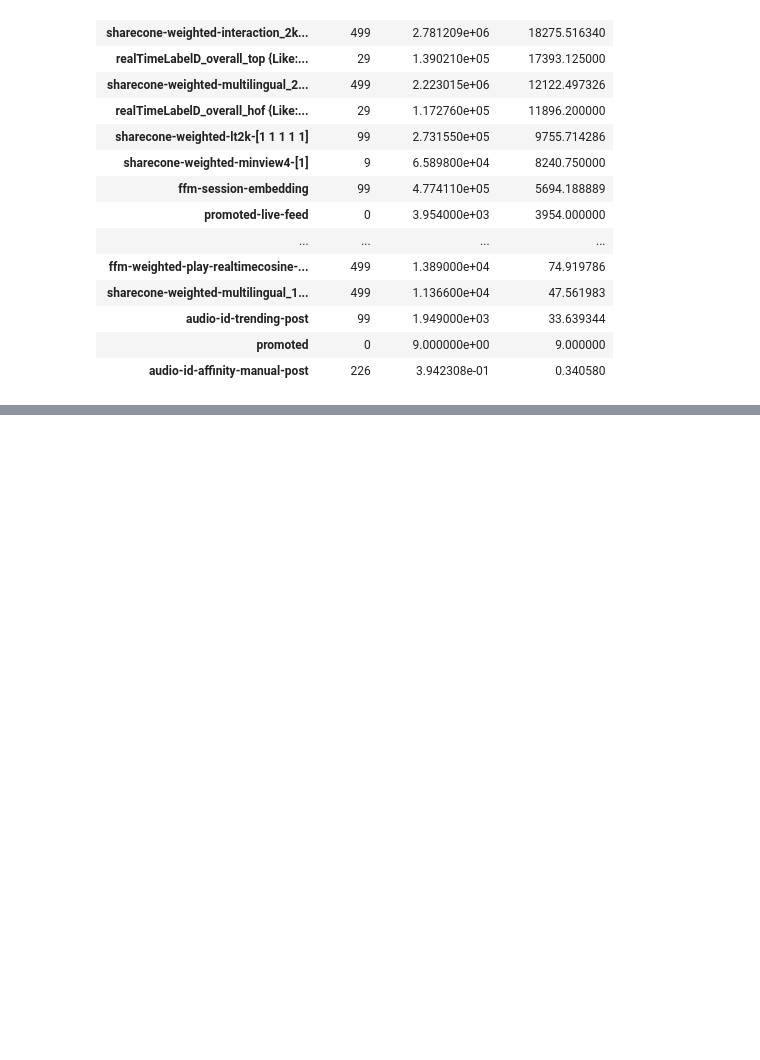
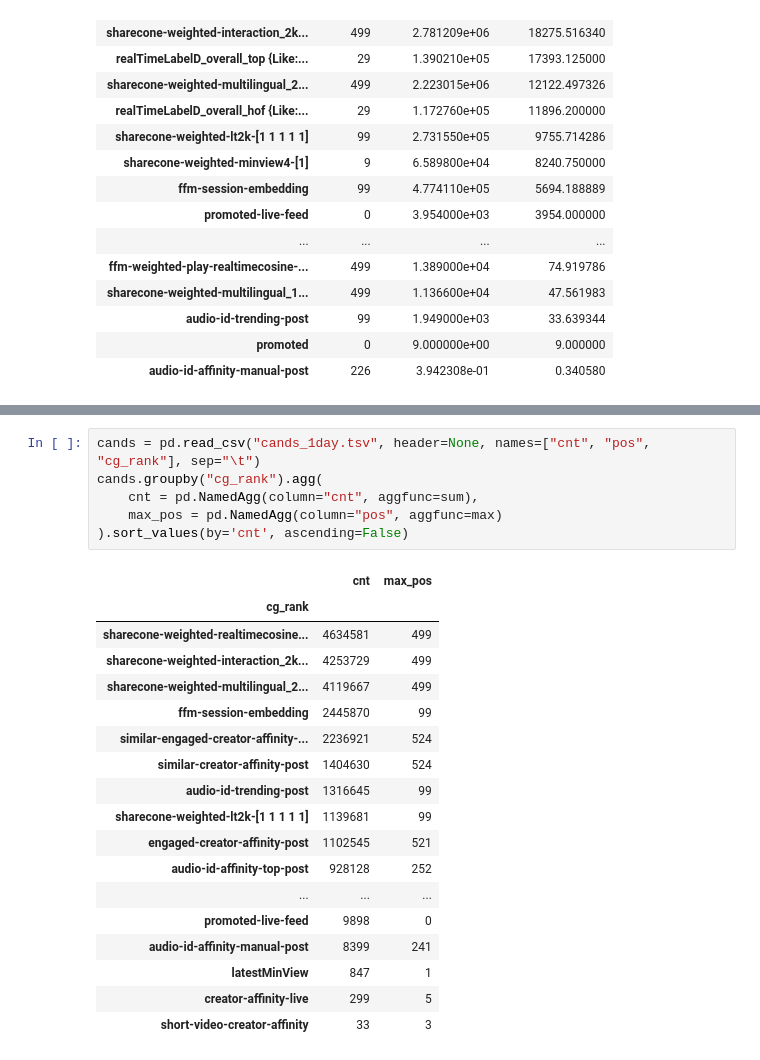
Before and after one commit to mgaiduk/mgaiduk, a Jupyter notebook: jupyter/cg_ranks.ipynb, the cells around one changed output, grey strips where cells are left out. Drawn from its saved outputs; the diff is of its cells as text; blank space fills up the shorter version.

```diff
--- a/jupyter/cg_ranks.ipynb
+++ b/jupyter/cg_ranks.ipynb
@@ -120,0 +172,25 @@ calc_stats(dt)
+# %%
+cands = pd.read_csv("cands_1day.tsv", header=None, names=["cnt", "pos", "cg_rank"], sep="\t")
+cands.groupby("cg_rank").agg(
+    cnt = pd.NamedAgg(column="cnt", aggfunc=sum),
+    max_pos = pd.NamedAgg(column="pos", aggfunc=max)
+).sort_values(by='cnt', ascending=False)
+# %% [output]
+|  | cnt | max_pos |
+| cg_rank |  |  |
+| sharecone-weighted-realtimecosine... | 4634581 | 499 |
+| sharecone-weighted-interaction_2k... | 4253729 | 499 |
+| sharecone-weighted-multilingual_2... | 4119667 | 499 |
+| ffm-session-embedding | 2445870 | 99 |
+| similar-engaged-creator-affinity-... | 2236921 | 524 |
+| similar-creator-affinity-post | 1404630 | 524 |
+| audio-id-trending-post | 1316645 | 99 |
+| sharecone-weighted-lt2k-[1 1 1 1 1] | 1139681 | 99 |
+| engaged-creator-affinity-post | 1102545 | 521 |
+| audio-id-affinity-top-post | 928128 | 252 |
+| ... | ... | ... |
+| promoted-live-feed | 9898 | 0 |
+| audio-id-affinity-manual-post | 8399 | 241 |
+| latestMinView | 847 | 1 |
+| creator-affinity-live | 299 | 5 |
+| short-video-creator-affinity | 33 | 3 |
```
Also changed, not shown: parts of 5 cells of this notebook, 1 other file.
